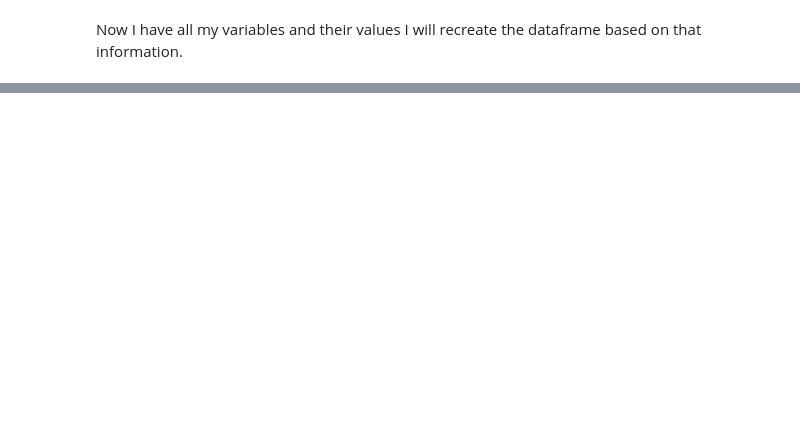
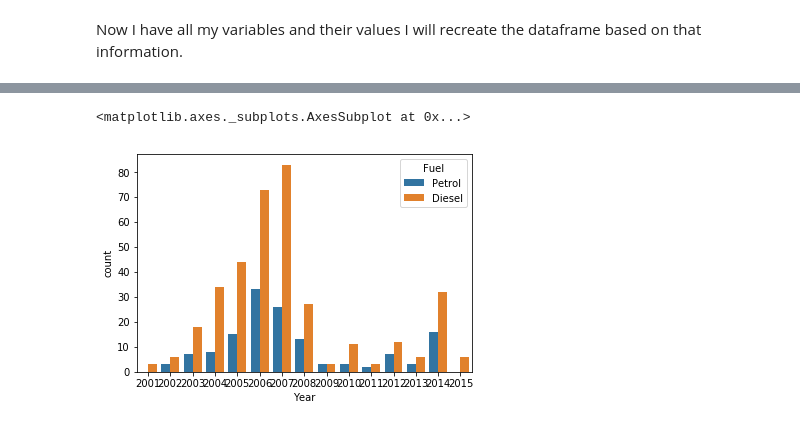
Before and after one commit to bexiturley/Programming-for-Data-Analysis-Project-2019, a Jupyter notebook: begin again.ipynb, the cells around one changed output, grey strips where cells are left out. Saved outputs shown, nothing was run; the diff lists cells and outputs as text; code cells hidden in the pictures; blank space fills up the shorter version.

```diff
--- a/begin again.ipynb
+++ b/begin again.ipynb
@@ -519,0 +572,4 @@ df5
+# %%
+# Populate the data with the number of cars per year.
+df5['year'] = np.random.choice(["2001", "2002","2003","2004","2005","2006","2007","2008","2009",2010,2011,2012,2013,2014,2015], p=[0.004, 0.02, 0.044, 0.087, 0.149, 0.187, 0.221, 0.091, 0.012, 0.031, 0.009, 0.036, 0.013, 0.083, 0.013], size=(500))
+df5.year
@@ -519,0 +594,5 @@ df5
+# %%
+sns.countplot('Year', hue="Fuel", data=df5)
+# %% [output]
+<matplotlib.axes._subplots.AxesSubplot at 0x...>
+[figure, added]
```
Also changed, not shown: parts of 13 cells of this notebook, 1 other file.
